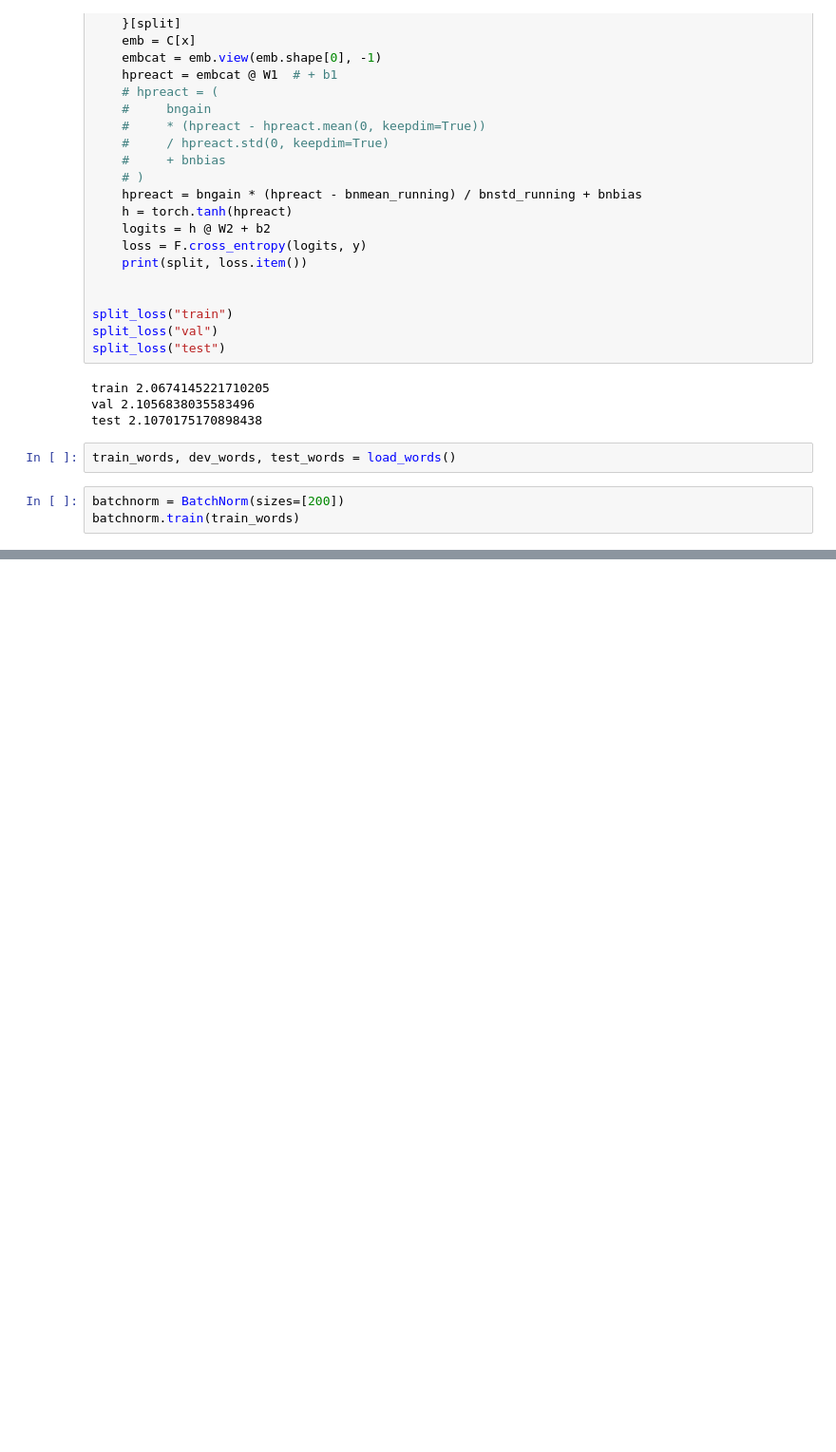
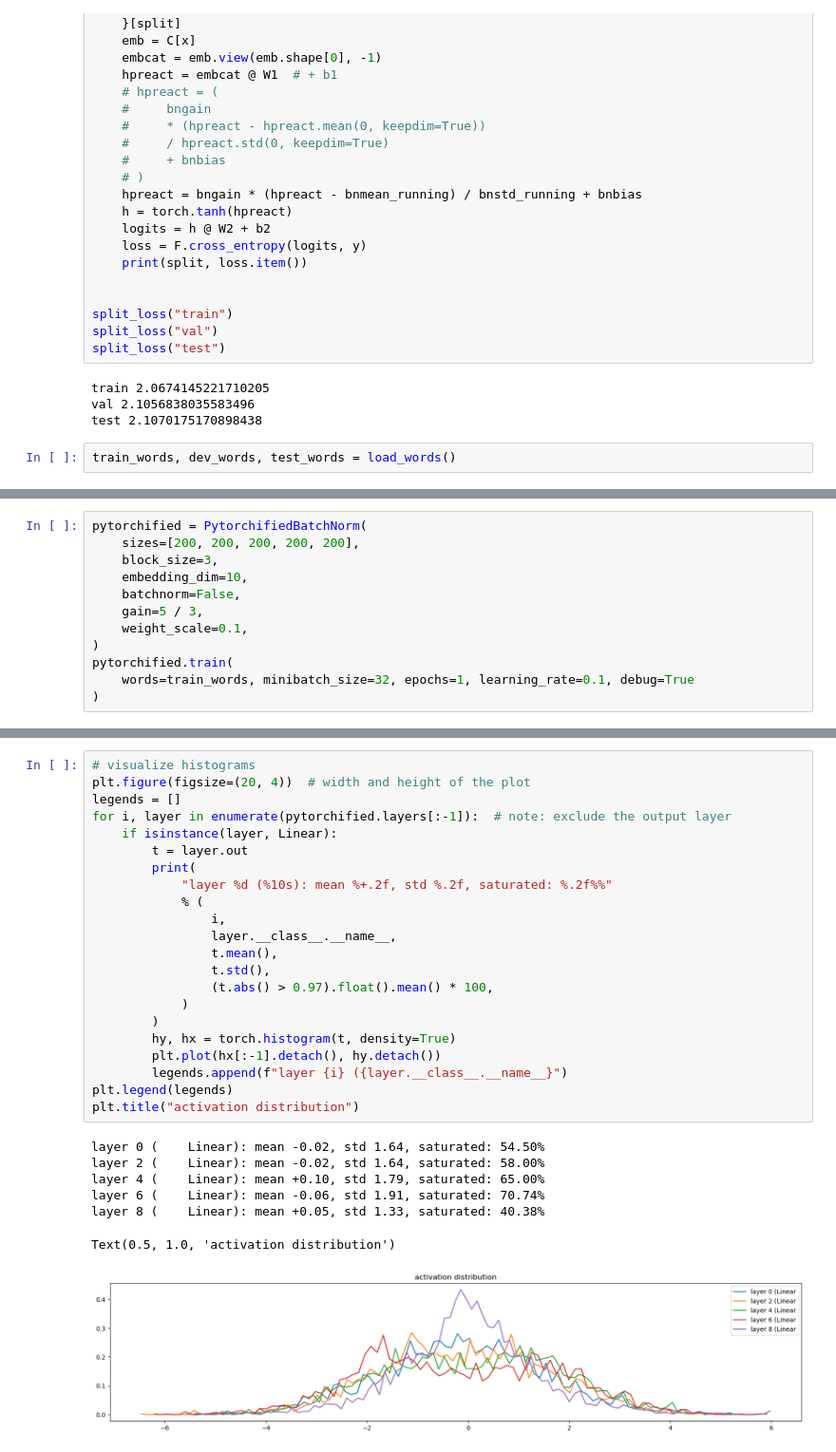
Before and after one commit to gg2001/nn-zero-to-hero, a Jupyter notebook: makemore_mlp2.ipynb, the cells around one changed output, grey strips where cells are left out. Shown: that part at 95% size. Saved outputs shown, nothing was run; the diff lists cells and outputs as text; blank space fills up the shorter version.

```diff
--- a/makemore_mlp2.ipynb
+++ b/makemore_mlp2.ipynb
@@ -291,6 +291,3 @@ val 2.1056838035583496
 test 2.1070175170898438
 # %%
 train_words, dev_words, test_words = load_words()
-# %%
-batchnorm = BatchNorm(sizes=[200])
-batchnorm.train(train_words)
@@ -358,0 +366,12 @@ print(batchnorm.evaluate(test_words))
+# %%
+pytorchified = PytorchifiedBatchNorm(
+    sizes=[200, 200, 200, 200, 200],
+    block_size=3,
+    embedding_dim=10,
+    batchnorm=False,
+    gain=5 / 3,
+    weight_scale=0.1,
+)
+pytorchified.train(
+    words=train_words, minibatch_size=32, epochs=1, learning_rate=0.1, debug=True
+)
@@ -358,0 +380,30 @@ print(batchnorm.evaluate(test_words))
+# %%
+# visualize histograms
+plt.figure(figsize=(20, 4))  # width and height of the plot
+legends = []
+for i, layer in enumerate(pytorchified.layers[:-1]):  # note: exclude the output layer
+    if isinstance(layer, Linear):
+        t = layer.out
+        print(
+            "layer %d (%10s): mean %+.2f, std %.2f, saturated: %.2f%%"
+            % (
+                i,
+                layer.__class__.__name__,
+                t.mean(),
+                t.std(),
+                (t.abs() > 0.97).float().mean() * 100,
+            )
+        )
+        hy, hx = torch.histogram(t, density=True)
+        plt.plot(hx[:-1].detach(), hy.detach())
+        legends.append(f"layer {i} ({layer.__class__.__name__}")
+plt.legend(legends)
+plt.title("activation distribution")
+# %% [output]
+layer 0 (    Linear): mean -0.02, std 1.64, saturated: 54.50%
+layer 2 (    Linear): mean -0.02, std 1.64, saturated: 58.00%
+layer 4 (    Linear): mean +0.10, std 1.79, saturated: 65.00%
+layer 6 (    Linear): mean -0.06, std 1.91, saturated: 70.74%
+layer 8 (    Linear): mean +0.05, std 1.33, saturated: 40.38%
+Text(0.5, 1.0, 'activation distribution')
+[figure, added]
```
Also changed, not shown: parts of 8 cells of this notebook, 2 other files.
